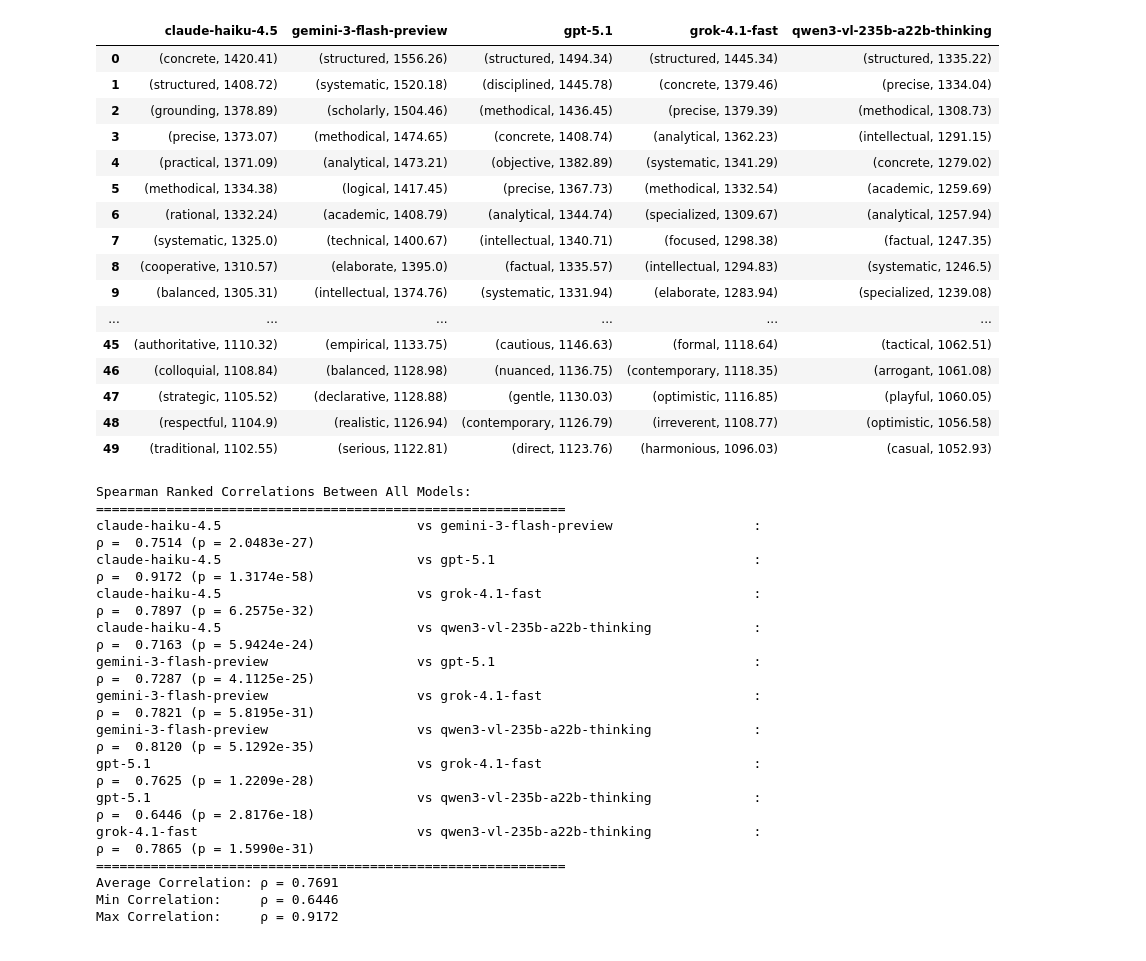
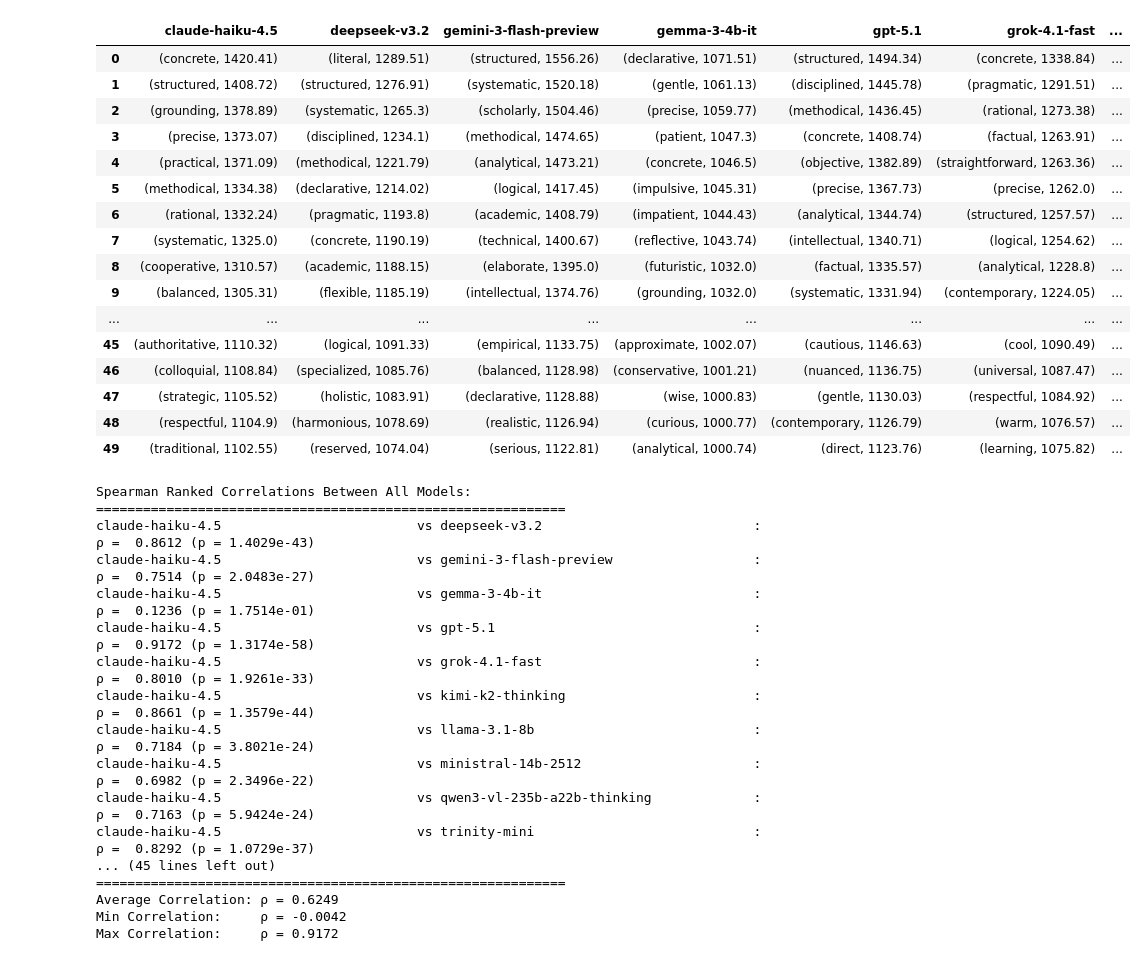
Before and after one commit to p3rciv3l/character_elicitation, a Jupyter notebook: character/elo_calculation.ipynb, the cells around one changed output. Cells and saved outputs as stored; diff of their text form; code cells hidden in the pictures.

```diff
--- a/character/elo_calculation.ipynb
+++ b/character/elo_calculation.ipynb
@@ -122,7 +120,7 @@ print(f"Successfully loaded {len(model_names)} models")
 print(f"{'='*60}")
 
 # Calculate Elo ratings for all models
-results = pd.DataFrame()
+results = {}
 for model in model_names:
     sorted_ratings = calculate_elo_ratings(preferences, model, False)
     results[model] = sorted_ratings
@@ -159,25 +216,29 @@ qwen3-vl-235b-a22b-thinking                   - 10255 valid trait comparisons
 ================================================================================
 # %%
-# Display top 10 traits for first few models
-results.head(50)
+# Display top 50 traits for all models
+# Pad shorter lists so they can be displayed in a DataFrame
+max_len = max(len(v) for v in results.values())
+results_padded = {k: v + [None] * (max_len - len(v)) for k, v in results.items()}
+results_df = pd.DataFrame(results_padded)
+results_df.head(50)
 # %% [output]
-|  | claude-haiku-4.5 | gemini-3-flash-preview | gpt-5.1 | grok-4.1-fast | qwen3-vl-235b-a22b-thinking |
-| 0 | (concrete, 1420.41) | (structured, 1556.26) | (structured, 1494.34) | (structured, 1445.34) | (structured, 1335.22) |
-| 1 | (structured, 1408.72) | (systematic, 1520.18) | (disciplined, 1445.78) | (concrete, 1379.46) | (precise, 1334.04) |
-| 2 | (grounding, 1378.89) | (scholarly, 1504.46) | (methodical, 1436.45) | (precise, 1379.39) | (methodical, 1308.73) |
-| 3 | (precise, 1373.07) | (methodical, 1474.65) | (concrete, 1408.74) | (analytical, 1362.23) | (intellectual, 1291.15) |
-| 4 | (practical, 1371.09) | (analytical, 1473.21) | (objective, 1382.89) | (systematic, 1341.29) | (concrete, 1279.02) |
-| 5 | (methodical, 1334.38) | (logical, 1417.45) | (precise, 1367.73) | (methodical, 1332.54) | (academic, 1259.69) |
-| 6 | (rational, 1332.24) | (academic, 1408.79) | (analytical, 1344.74) | (specialized, 1309.67) | (analytical, 1257.94) |
-| 7 | (systematic, 1325.0) | (technical, 1400.67) | (intellectual, 1340.71) | (focused, 1298.38) | (factual, 1247.35) |
-| 8 | (cooperative, 1310.57) | (elaborate, 1395.0) | (factual, 1335.57) | (intellectual, 1294.83) | (systematic, 1246.5) |
-| 9 | (balanced, 1305.31) | (intellectual, 1374.76) | (systematic, 1331.94) | (elaborate, 1283.94) | (specialized, 1239.08) |
-| ... | ... | ... | ... | ... | ... |
-| 45 | (authoritative, 1110.32) | (empirical, 1133.75) | (cautious, 1146.63) | (formal, 1118.64) | (tactical, 1062.51) |
-| 46 | (colloquial, 1108.84) | (balanced, 1128.98) | (nuanced, 1136.75) | (contemporary, 1118.35) | (arrogant, 1061.08) |
-| 47 | (strategic, 1105.52) | (declarative, 1128.88) | (gentle, 1130.03) | (optimistic, 1116.85) | (playful, 1060.05) |
-| 48 | (respectful, 1104.9) | (realistic, 1126.94) | (contemporary, 1126.79) | (irreverent, 1108.77) | (optimistic, 1056.58) |
-| 49 | (traditional, 1102.55) | (serious, 1122.81) | (direct, 1123.76) | (harmonious, 1096.03) | (casual, 1052.93) |
+|  | claude-haiku-4.5 | deepseek-v3.2 | gemini-3-flash-preview | gemma-3-4b-it | gpt-5.1 | grok-4.1-fast | ... |
+| 0 | (concrete, 1420.41) | (literal, 1289.51) | (structured, 1556.26) | (declarative, 1071.51) | (structured, 1494.34) | (concrete, 1338.84) | ... |
+| 1 | (structured, 1408.72) | (structured, 1276.91) | (systematic, 1520.18) | (gentle, 1061.13) | (disciplined, 1445.78) | (pragmatic, 1291.51) | ... |
+| 2 | (grounding, 1378.89) | (systematic, 1265.3) | (scholarly, 1504.46) | (precise, 1059.77) | (methodical, 1436.45) | (rational, 1273.38) | ... |
+| 3 | (precise, 1373.07) | (disciplined, 1234.1) | (methodical, 1474.65) | (patient, 1047.3) | (concrete, 1408.74) | (factual, 1263.91) | ... |
+| 4 | (practical, 1371.09) | (methodical, 1221.79) | (analytical, 1473.21) | (concrete, 1046.5) | (objective, 1382.89) | (straightforward, 1263.36) | ... |
+| 5 | (methodical, 1334.38) | (declarative, 1214.02) | (logical, 1417.45) | (impulsive, 1045.31) | (precise, 1367.73) | (precise, 1262.0) | ... |
+| 6 | (rational, 1332.24) | (pragmatic, 1193.8) | (academic, 1408.79) | (impatient, 1044.43) | (analytical, 1344.74) | (structured, 1257.57) | ... |
+| 7 | (systematic, 1325.0) | (concrete, 1190.19) | (technical, 1400.67) | (reflective, 1043.74) | (intellectual, 1340.71) | (logical, 1254.62) | ... |
+| 8 | (cooperative, 1310.57) | (academic, 1188.15) | (elaborate, 1395.0) | (futuristic, 1032.0) | (factual, 1335.57) | (analytical, 1228.8) | ... |
+| 9 | (balanced, 1305.31) | (flexible, 1185.19) | (intellectual, 1374.76) | (grounding, 1032.0) | (systematic, 1331.94) | (contemporary, 1224.05) | ... |
+| ... | ... | ... | ... | ... | ... | ... | ... |
+| 45 | (authoritative, 1110.32) | (logical, 1091.33) | (empirical, 1133.75) | (approximate, 1002.07) | (cautious, 1146.63) | (cool, 1090.49) | ... |
+| 46 | (colloquial, 1108.84) | (specialized, 1085.76) | (balanced, 1128.98) | (conservative, 1001.21) | (nuanced, 1136.75) | (universal, 1087.47) | ... |
+| 47 | (strategic, 1105.52) | (holistic, 1083.91) | (declarative, 1128.88) | (wise, 1000.83) | (gentle, 1130.03) | (respectful, 1084.92) | ... |
+| 48 | (respectful, 1104.9) | (harmonious, 1078.69) | (realistic, 1126.94) | (curious, 1000.77) | (contemporary, 1126.79) | (warm, 1076.57) | ... |
+| 49 | (traditional, 1102.55) | (reserved, 1074.04) | (serious, 1122.81) | (analytical, 1000.74) | (direct, 1123.76) | (learning, 1075.82) | ... |
 # %%
 # Calculate pairwise Spearman ranked correlations between all models
 from scipy.stats import spearmanr
@@ -192,8 +253,8 @@ correlations = []
 
 for model1, model2 in model_pairs:
     # Extract rankings (trait names in order)
-    model1_traits = [trait for trait, score in results[model1].tolist()]
-    model2_traits = [trait for trait, score in results[model2].tolist()]
+    model1_traits = [trait for trait, score in results[model1]]
+    model2_traits = [trait for trait, score in results[model2]]
 
     # Create rank mappings
     model1_ranks = {trait: rank for rank, trait in enumerate(model1_traits)}
@@ -220,19 +281,20 @@ if correlations:
 # %% [output]
 Spearman Ranked Correlations Between All Models:
 ============================================================
+claude-haiku-4.5                         vs deepseek-v3.2                           : ρ =  0.8612 (p = 1.4029e-43)
 claude-haiku-4.5                         vs gemini-3-flash-preview                  : ρ =  0.7514 (p = 2.0483e-27)
+claude-haiku-4.5                         vs gemma-3-4b-it                           : ρ =  0.1236 (p = 1.7514e-01)
 claude-haiku-4.5                         vs gpt-5.1                                 : ρ =  0.9172 (p = 1.3174e-58)
-claude-haiku-4.5                         vs grok-4.1-fast                           : ρ =  0.7897 (p = 6.2575e-32)
+claude-haiku-4.5                         vs grok-4.1-fast                           : ρ =  0.8010 (p = 1.9261e-33)
+claude-haiku-4.5                         vs kimi-k2-thinking                        : ρ =  0.8661 (p = 1.3579e-44)
+claude-haiku-4.5                         vs llama-3.1-8b                            : ρ =  0.7184 (p = 3.8021e-24)
+claude-haiku-4.5                         vs ministral-14b-2512                      : ρ =  0.6982 (p = 2.3496e-22)
 claude-haiku-4.5                         vs qwen3-vl-235b-a22b-thinking             : ρ =  0.7163 (p = 5.9424e-24)
-gemini-3-flash-preview                   vs gpt-5.1                                 : ρ =  0.7287 (p = 4.1125e-25)
-gemini-3-flash-preview                   vs grok-4.1-fast                           : ρ =  0.7821 (p = 5.8195e-31)
-gemini-3-flash-preview                   vs qwen3-vl-235b-a22b-thinking             : ρ =  0.8120 (p = 5.1292e-35)
-gpt-5.1                                  vs grok-4.1-fast                           : ρ =  0.7625 (p = 1.2209e-28)
-gpt-5.1                                  vs qwen3-vl-235b-a22b-thinking             : ρ =  0.6446 (p = 2.8176e-18)
-grok-4.1-fast                            vs qwen3-vl-235b-a22b-thinking             : ρ =  0.7865 (p = 1.5990e-31)
+claude-haiku-4.5                         vs trinity-mini                            : ρ =  0.8292 (p = 1.0729e-37)
+... (45 lines left out)
 ============================================================
-Average Correlation: ρ = 0.7691
-Min Correlation:     ρ = 0.6446
+Average Correlation: ρ = 0.6249
+Min Correlation:     ρ = -0.0042
 Max Correlation:     ρ = 0.9172
 # %%
 # Create distribution plots for ALL 9 tested models
```
Also changed, not shown: parts of 5 cells of this notebook, 4 other files.
